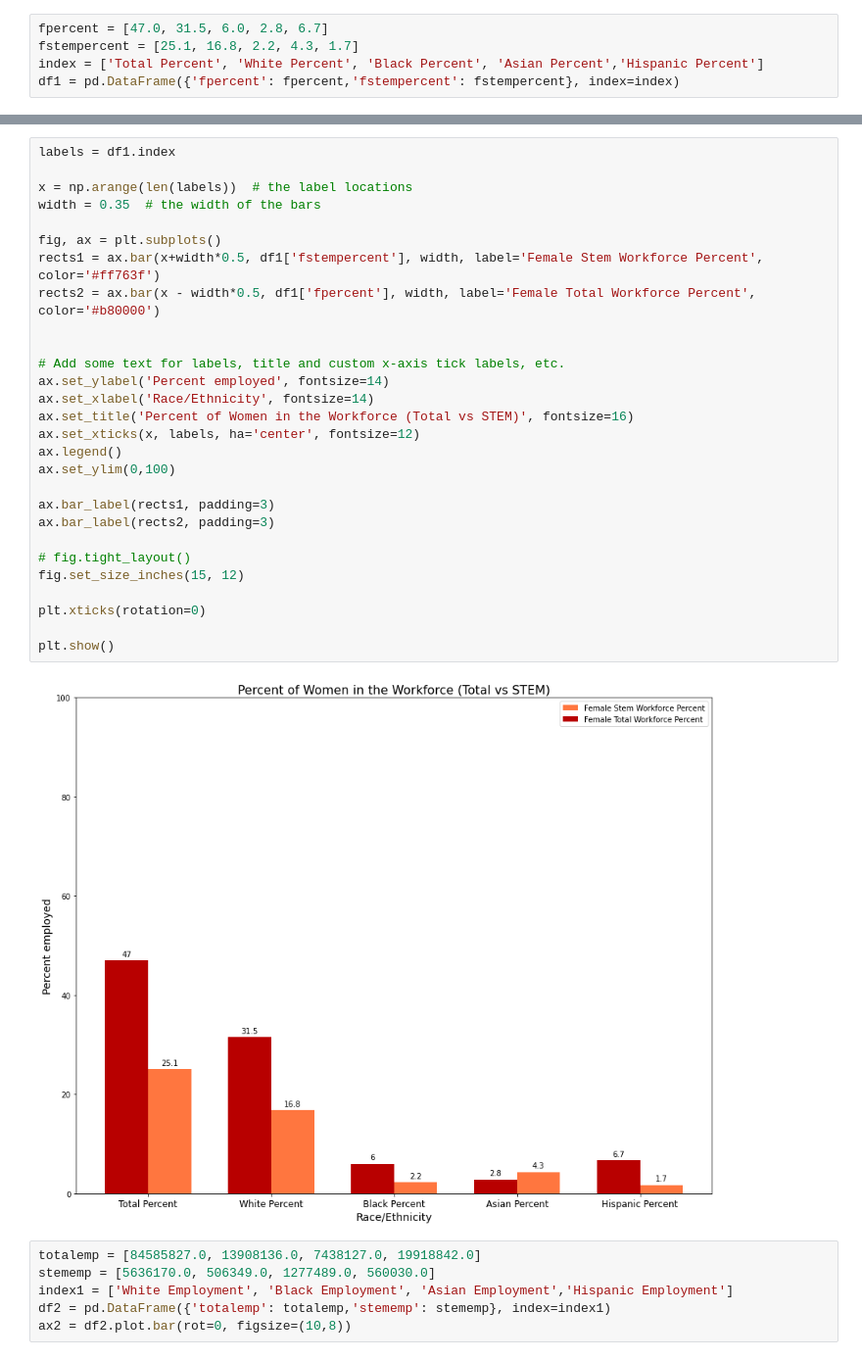
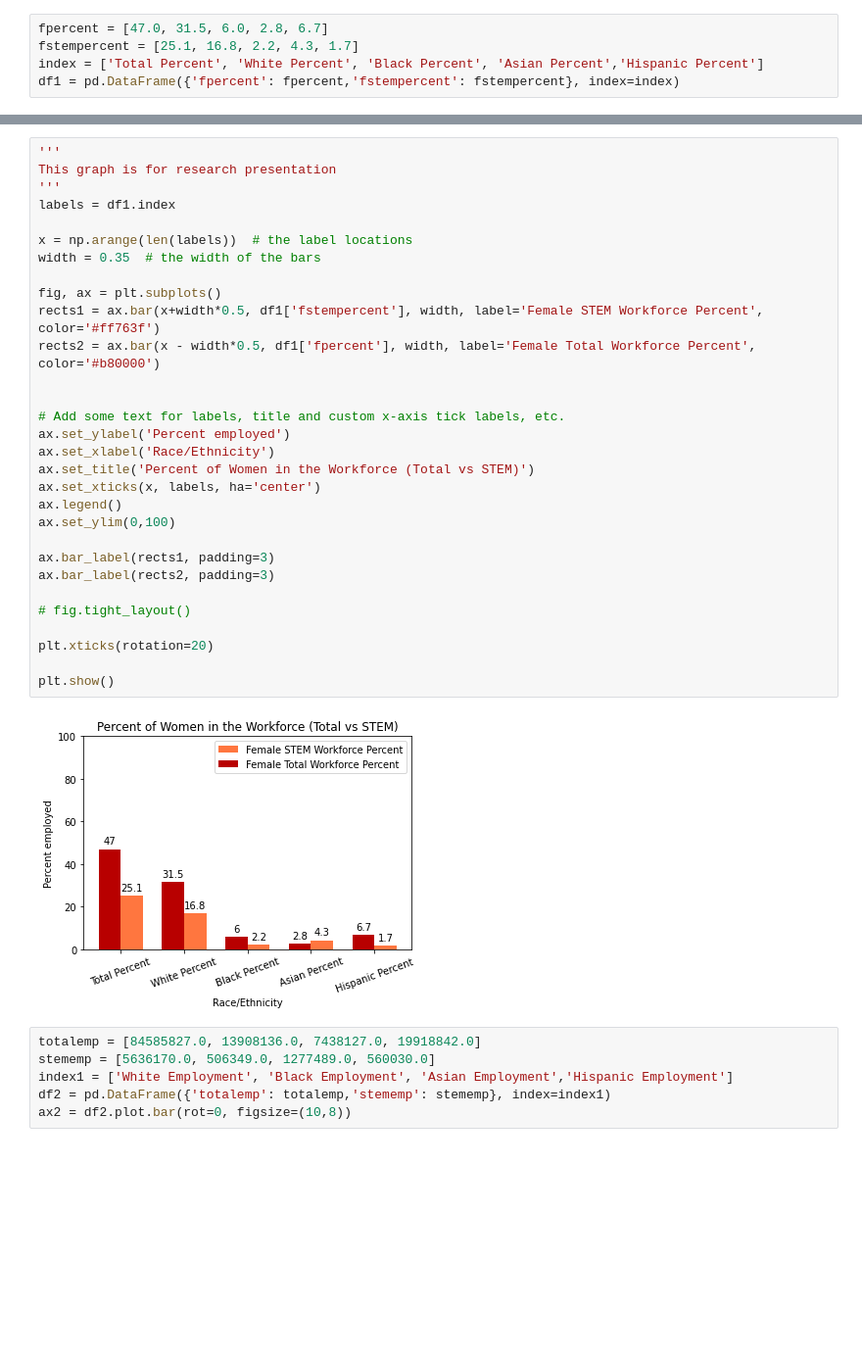
Before and after one commit to sripal565/srikar-exl-2022, a Jupyter notebook: notebooks/job_analysis.ipynb, the cells around one changed output, grey strips where cells are left out. Shown at 98% size. Cells and saved outputs as stored; diff of their text form; blank space fills up the shorter version.

```diff
--- a/notebooks/job_analysis.ipynb
+++ b/notebooks/job_analysis.ipynb
@@ -121,33 +190,35 @@ df1 = pd.DataFrame({'fpercent': fpercent,'fstempercent': fstempercent}, index=in
 # %%
+'''
+This graph is for research presentation
+'''
 labels = df1.index
 
 x = np.arange(len(labels))  # the label locations
 width = 0.35  # the width of the bars
 
 fig, ax = plt.subplots()
-rects1 = ax.bar(x+width*0.5, df1['fstempercent'], width, label='Female Stem Workforce Percent', color='#ff763f')
+rects1 = ax.bar(x+width*0.5, df1['fstempercent'], width, label='Female STEM Workforce Percent', color='#ff763f')
 rects2 = ax.bar(x - width*0.5, df1['fpercent'], width, label='Female Total Workforce Percent', color='#b80000')
 
 
 # Add some text for labels, title and custom x-axis tick labels, etc.
-ax.set_ylabel('Percent employed', fontsize=14)
-ax.set_xlabel('Race/Ethnicity', fontsize=14)
-ax.set_title('Percent of Women in the Workforce (Total vs STEM)', fontsize=16)
-ax.set_xticks(x, labels, ha='center', fontsize=12)
+ax.set_ylabel('Percent employed')
+ax.set_xlabel('Race/Ethnicity')
+ax.set_title('Percent of Women in the Workforce (Total vs STEM)')
+ax.set_xticks(x, labels, ha='center')
 ax.legend()
 ax.set_ylim(0,100)
 
 ax.bar_label(rects1, padding=3)
 ax.bar_label(rects2, padding=3)
 
 # fig.tight_layout()
-fig.set_size_inches(15, 12)
 
-plt.xticks(rotation=0)
+plt.xticks(rotation=20)
 
 plt.show()
 # %% [output]
-[figure, old version]
+[figure, new version]
 # %%
 totalemp = [84585827.0, 13908136.0, 7438127.0, 19918842.0]
 stememp = [5636170.0, 506349.0, 1277489.0, 560030.0]
```
Also changed, not shown: parts of 5 cells of this notebook, 2 other files.
